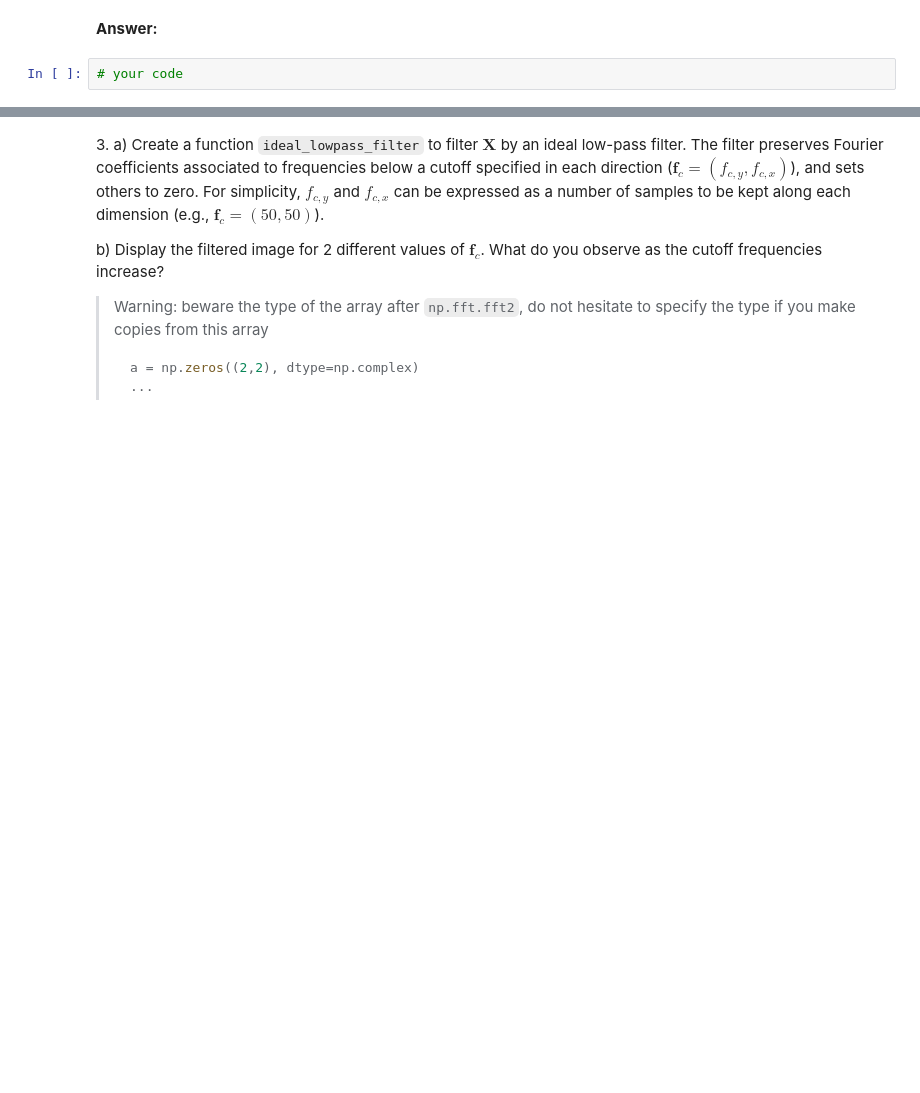
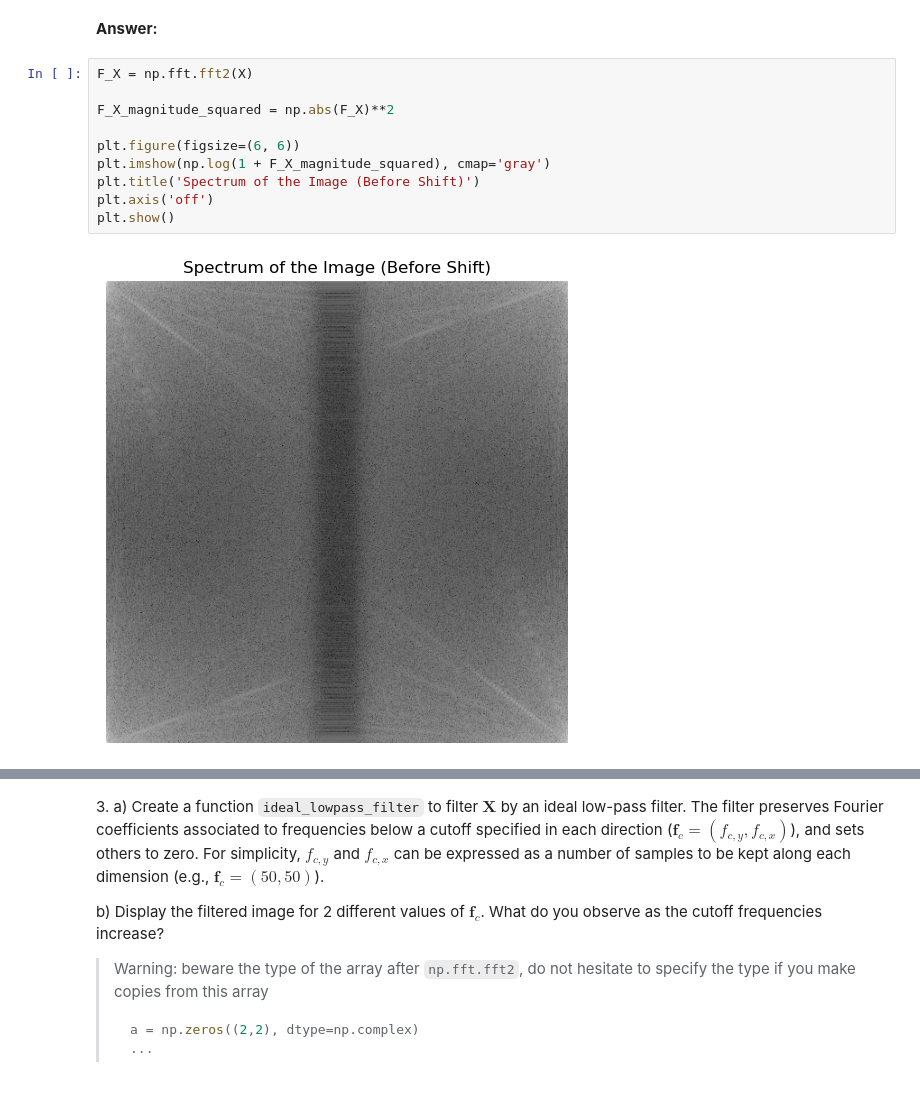
Before and after one commit to Ptiroro/python_sdia, a Jupyter notebook: Labs/Lab3/lab3.ipynb, the cells around one changed output, grey strips where cells are left out. Cells and saved outputs as stored; diff of their text form; blank space fills up the shorter version.

```diff
--- a/Labs/Lab3/lab3.ipynb
+++ b/Labs/Lab3/lab3.ipynb
@@ -203,5 +206,15 @@ a) In this representation, where is the pixel of the spectrum associated with th
 b) Take a look at the documentation of `np.fft.fftshift`. Use it to ensure that the null frequency is located at the center of the image.
 # %% [markdown]
 **Answer:**
-# %%
-# your code
+# %%
+F_X = np.fft.fft2(X)
+
+F_X_magnitude_squared = np.abs(F_X)**2
+
+plt.figure(figsize=(6, 6))
+plt.imshow(np.log(1 + F_X_magnitude_squared), cmap='gray')
+plt.title('Spectrum of the Image (Before Shift)')
+plt.axis('off')
+plt.show()
+# %% [output]
+[figure, added]
```
Also changed, not shown: parts of 6 cells of this notebook.
